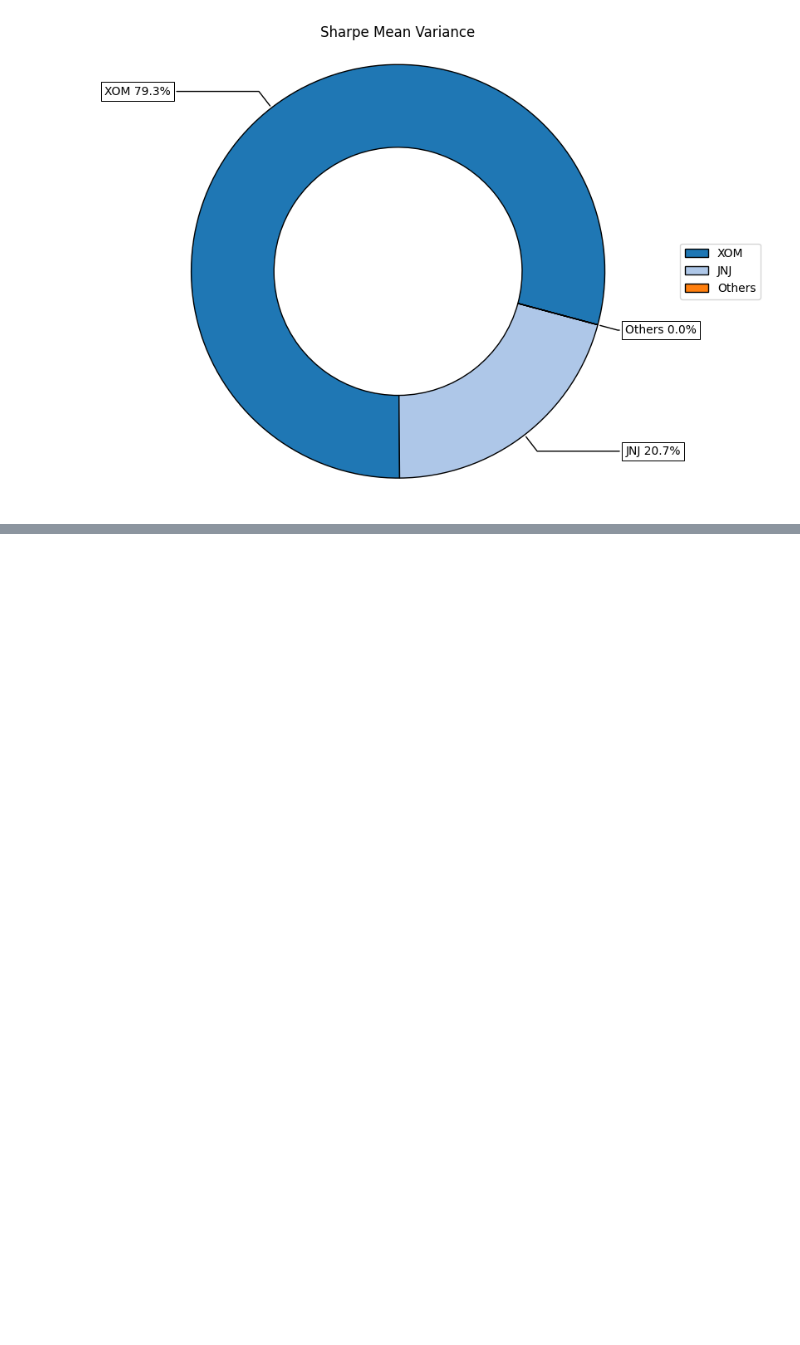
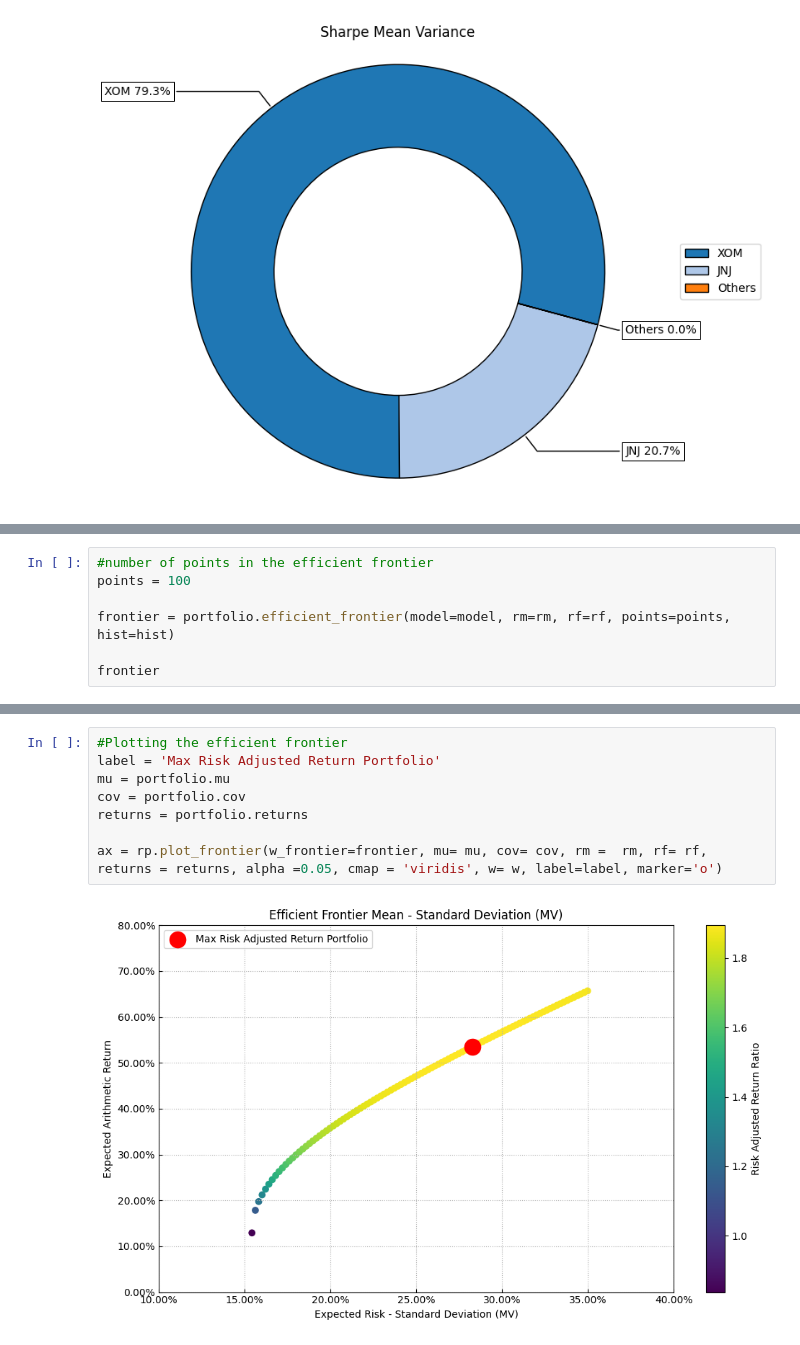
Before and after one commit to sarahnourgh/portfolio_optimization, a Jupyter notebook: Markovits framework/markovitz.ipynb, the cells around one changed output, grey strips where cells are left out. Cells and saved outputs as stored; diff of their text form; blank space fills up the shorter version.

Commit message:
Portfolio composition and efficient frontier for Mean-Variance Portfolio

```diff
--- a/Markovits framework/markovitz.ipynb
+++ b/Markovits framework/markovitz.ipynb
@@ -143,0 +148,7 @@ ax = rp.plot_pie(w=w, title='Sharpe Mean Variance', others=0.05, nrow=25, cmap='
+# %%
+#number of points in the efficient frontier
+points = 100
+
+frontier = portfolio.efficient_frontier(model=model, rm=rm, rf=rf, points=points, hist=hist)
+
+frontier
@@ -143,0 +169,10 @@ ax = rp.plot_pie(w=w, title='Sharpe Mean Variance', others=0.05, nrow=25, cmap='
+# %%
+#Plotting the efficient frontier
+label = 'Max Risk Adjusted Return Portfolio'
+mu = portfolio.mu
+cov = portfolio.cov
+returns = portfolio.returns
+
+ax = rp.plot_frontier(w_frontier=frontier, mu= mu, cov= cov, rm =  rm, rf= rf, returns = returns, alpha =0.05, cmap = 'viridis', w= w, label=label, marker='o')
+# %% [output]
+[figure, added]
```
Also changed, not shown: parts of 2 cells of this notebook.
